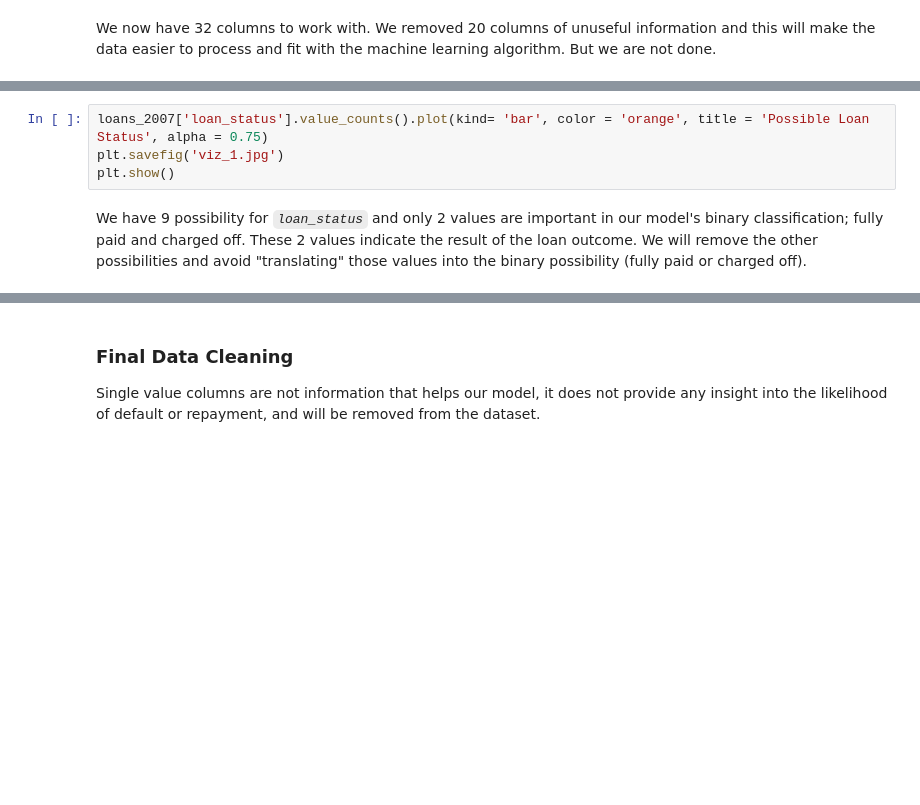
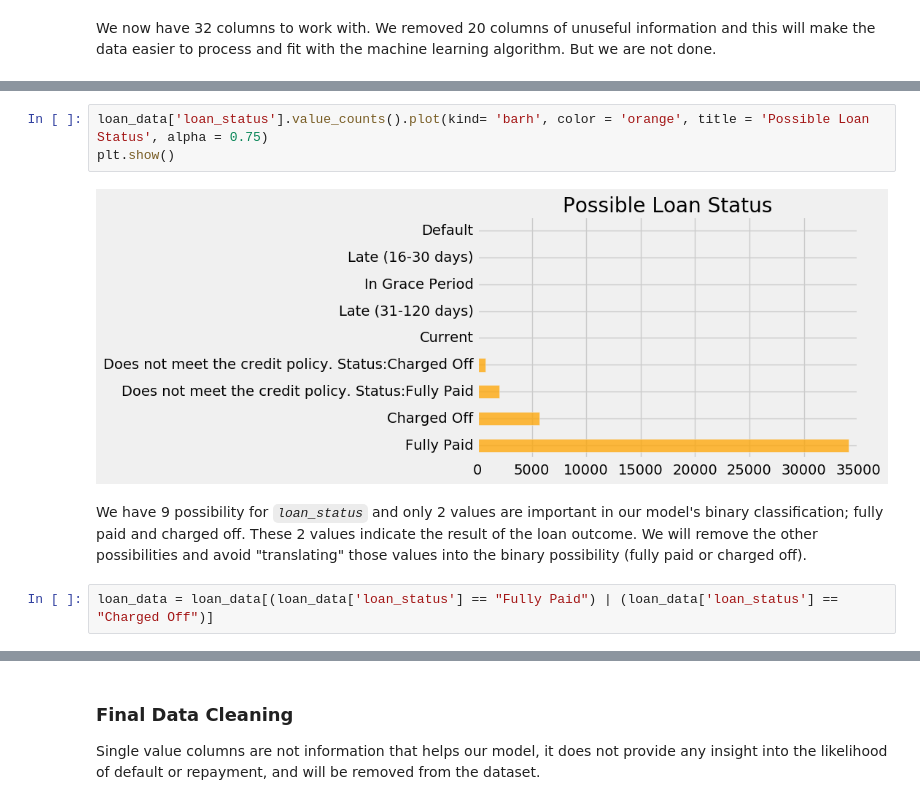
Before and after one commit to lemoinef/Loan-Default-Prediction, a Jupyter notebook: loan_default_prediction.ipynb, the cells around one changed output, grey strips where cells are left out. Saved outputs shown, nothing was run; the diff lists cells and outputs as text; blank space fills up the shorter version.

Commit message:
clean up first part (data explo)

```diff
--- a/loan_default_prediction.ipynb
+++ b/loan_default_prediction.ipynb
@@ -192,6 +203,9 @@ loans_2007['loan_status'].value_counts()
 # %%
-loans_2007['loan_status'].value_counts().plot(kind= 'bar', color = 'orange', title = 'Possible Loan Status', alpha = 0.75)
-plt.savefig('viz_1.jpg')
+loan_data['loan_status'].value_counts().plot(kind= 'barh', color = 'orange', title = 'Possible Loan Status', alpha = 0.75)
 plt.show()
+# %% [output]
+[figure, added]
 # %% [markdown]
 We have 9 possibility for *`loan_status`* and only 2 values are important in our model's binary classification; fully paid and charged off. These 2 values indicate the result of the loan outcome. We will remove the other possibilities and avoid "translating" those values into the binary possibility (fully paid or charged off).
+# %%
+loan_data = loan_data[(loan_data['loan_status'] == "Fully Paid") | (loan_data['loan_status'] == "Charged Off")]
```
Also changed, not shown: parts of 6 cells of this notebook.
